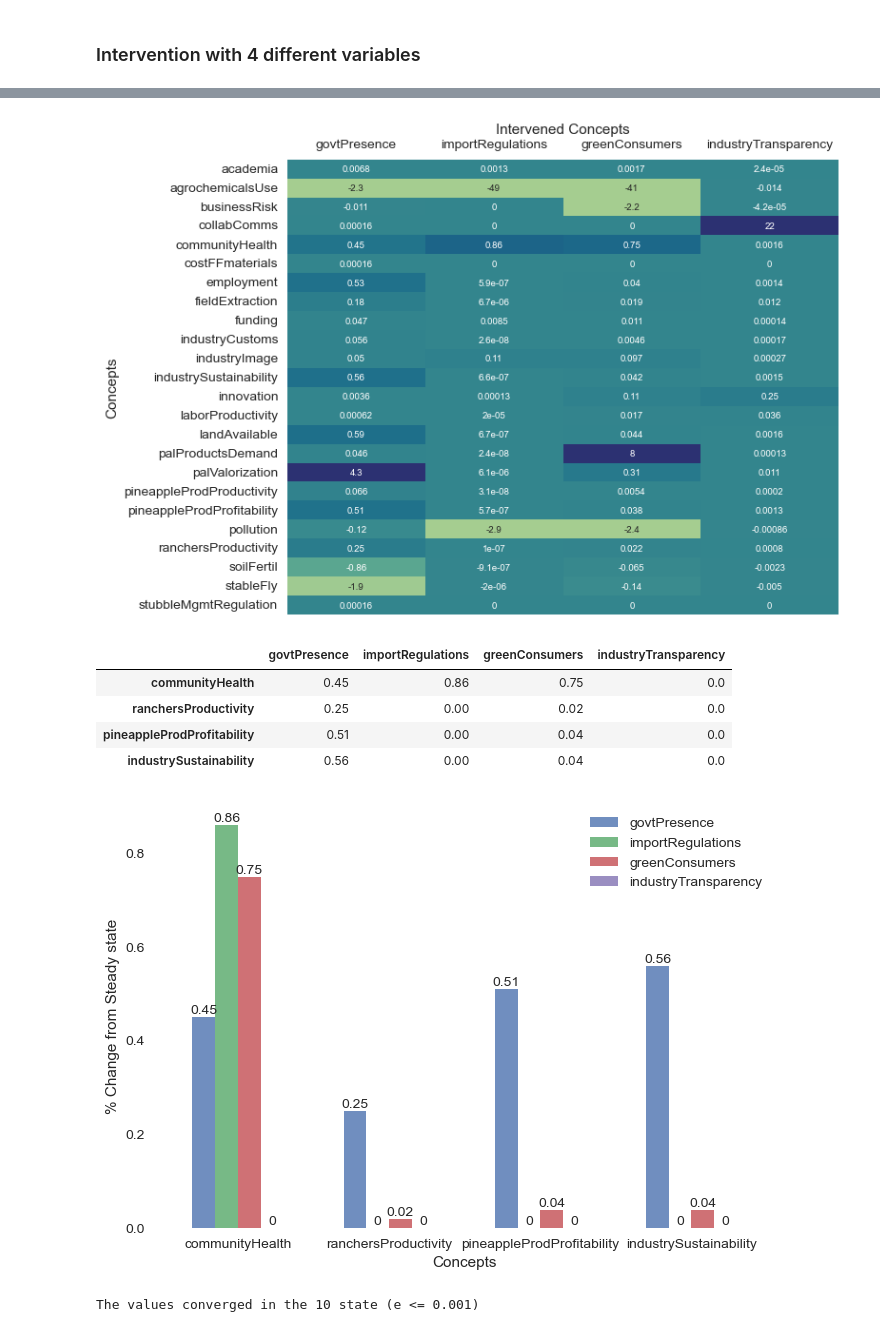
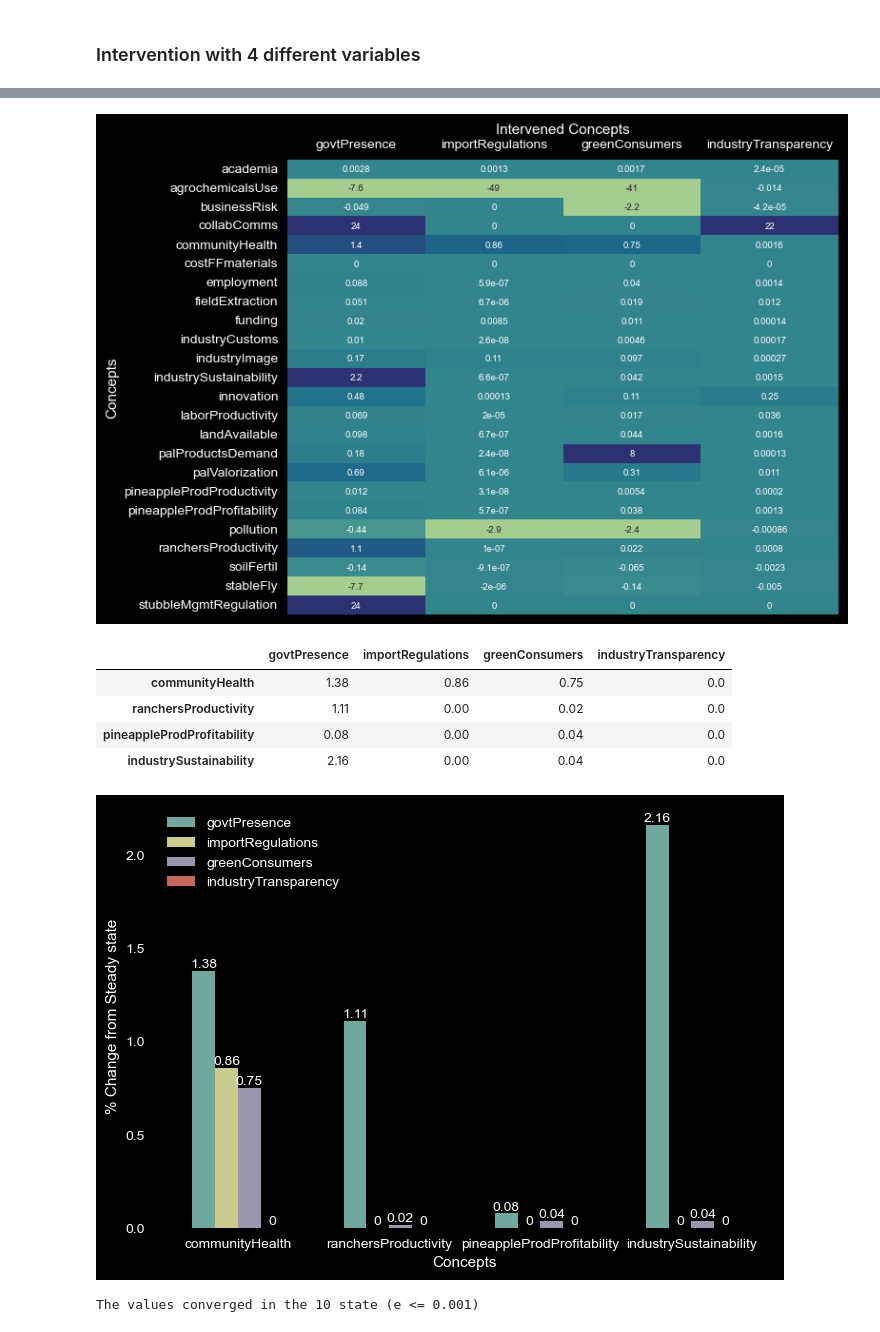
Before and after one commit to isaldiviagonzatti/MscThesis, a Jupyter notebook: FCM/code/FCMpy_analysis.ipynb, the cells around one changed output, grey strips where cells are left out. Cells and saved outputs as stored; diff of their text form; code cells hidden in the pictures.

```diff
--- a/FCM/code/FCMpy_analysis.ipynb
+++ b/FCM/code/FCMpy_analysis.ipynb
@@ -392,7 +392,7 @@ The values converged in the 10 state (e <= 0.001)
 # %% [markdown]
 ### Intervention with 4 different variables
 # %%
-inter.add_intervention('intervention_1', type='continuous', impact={'palValorization': 1}, effectiveness=1)
+inter.add_intervention('intervention_1', type='single_shot', initial_state={'govtPresence': 1}, effectiveness=1)
 inter.add_intervention('intervention_2', type='single_shot', initial_state={'importRegulations': 1}, effectiveness=1)
 inter.add_intervention('intervention_3', type='single_shot', initial_state={'greenConsumers': 1}, effectiveness=1)
 inter.add_intervention('intervention_4', type='single_shot', initial_state={'industryTransparency': 1}, effectiveness=1)
@@ -432,6 +432,7 @@ interTable.rename(columns={'intervention_1': 'govtPresence', 'intervention_2': '
                             'intervention_3': 'greenConsumers','intervention_4': 'industryTransparency'}, inplace=True)
 interTable.drop(columns=['baseline'], inplace=True)
 # %%
+plt.style.use('dark_background')
 ax=sns.heatmap(interTable, annot=True, annot_kws={"size": 7}, cbar=False, vmin=-2, vmax=2, cmap="crest")
 ax.set(ylabel="Concepts", xlabel="Intervened Concepts")
 ax.xaxis.tick_top()
@@ -439,7 +440,7 @@ plt.tight_layout()
 ax.xaxis.set_label_position('top')
 plt.savefig(os.path.join(output_path,"interventionTable.svg"))
 # %% [output]
-[figure, old version]
+[figure, new version]
 # %%
 outcomeV=["communityHealth",'ranchersProductivity',"pineappleProdProfitability","industrySustainability"]
 interBar= interTable.loc[outcomeV]
@@ -447,22 +448,23 @@ interBar=interBar.round(decimals = 2)
 interBar
 # %% [output]
 |  | govtPresence | importRegulations | greenConsumers | industryTransparency |
-| communityHealth | 0.45 | 0.86 | 0.75 | 0.0 |
-| ranchersProductivity | 0.25 | 0.00 | 0.02 | 0.0 |
-| pineappleProdProfitability | 0.51 | 0.00 | 0.04 | 0.0 |
-| industrySustainability | 0.56 | 0.00 | 0.04 | 0.0 |
+| communityHealth | 1.38 | 0.86 | 0.75 | 0.0 |
+| ranchersProductivity | 1.11 | 0.00 | 0.02 | 0.0 |
+| pineappleProdProfitability | 0.08 | 0.00 | 0.04 | 0.0 |
+| industrySustainability | 2.16 | 0.00 | 0.04 | 0.0 |
 # %%
+plt.style.use('dark_background')
 ax = interBar.plot.bar(rot=0, alpha=.8, width = 0.6)
 ax.set(ylabel="% Change from Steady state", xlabel="Concepts")
 ax.grid(False)
-ax.set_facecolor('white')
 ax.bar_label(ax.containers[0], label_type='edge')
 ax.bar_label(ax.containers[1], label_type='edge')
 ax.bar_label(ax.containers[2], label_type='edge')
 ax.bar_label(ax.containers[3], label_type='edge')
 plt.savefig(os.path.join(output_path,'interventionBar.svg'), bbox_inches='tight')
+plt.show()
 # %% [output]
-[figure, old version]
+[figure, new version]
 # %%
 mix = FcmIntervention(FcmSimulator)
 # %%
```
Also changed, not shown: parts of 3 cells of this notebook, 14 other files.
